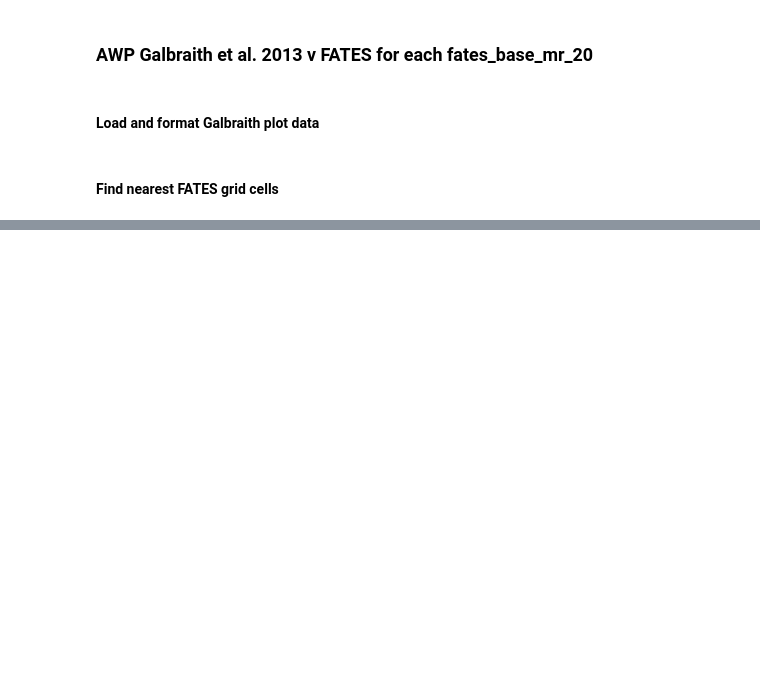
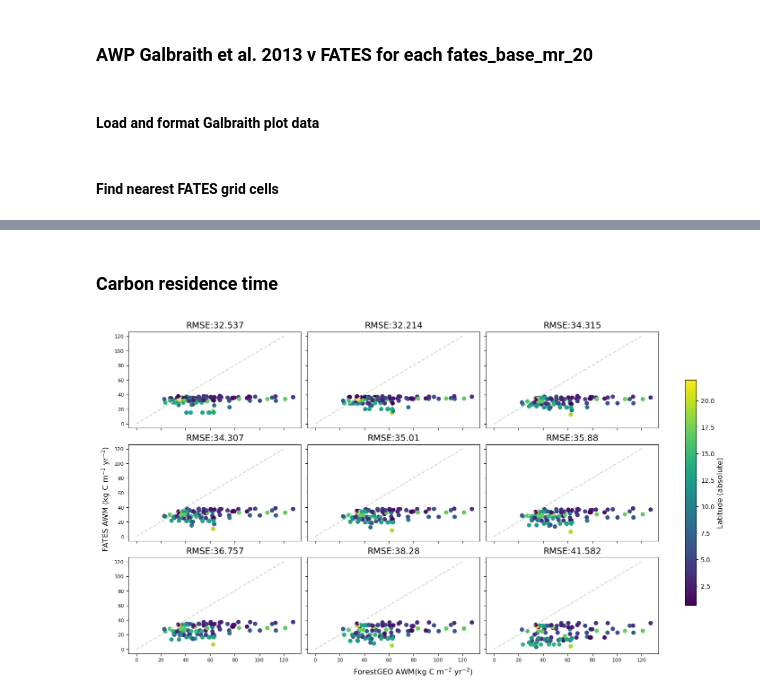
Before and after one commit to adrifoster/fates-global-cal, a Jupyter notebook: jupyter_ppe_scripts/FATES_mainenance_respiration_ensemble.ipynb, the cells around one changed output, grey strips where cells are left out. Drawn from its saved outputs; the diff is of its cells as text; code cells hidden in the pictures; blank space fills up the shorter version.

```diff
--- a/jupyter_ppe_scripts/FATES_mainenance_respiration_ensemble.ipynb
+++ b/jupyter_ppe_scripts/FATES_mainenance_respiration_ensemble.ipynb
@@ -404,0 +485,38 @@ cbar.set_label(r'Latitude (absolute)', fontsize=12)
+# %% [markdown]
+### Carbon residence time
+# %%
+fig, axs = plt.subplots(nrows=3,ncols=3, figsize=(14,8),
+                        constrained_layout=True, sharex=True, sharey=True)
+
+axs=axs.flatten()
+
+for i in range(0,ninst):
+
+    awp = fates_runs[i].FATES_ABOVEGROUND_PROD_SZPF.isel(time=slice(tave_start,tave_stop)).mean(dim='time')
+    awp = awp.sum(dim='fates_levscpf') * 86400 * 365 # s-1 to yr-1
+    fates_awp = awp.isel(lat=x,lon=y)
+
+    # AGB - total
+    agb = fates_runs[i].FATES_VEGC_ABOVEGROUND.isel(time=slice(tave_start,tave_stop)).mean(dim='time')
+    fates_agb = agb.isel(lat=x,lon=y)
+
+    fates_tau = fates_agb/fates_awp
+
+    root_mean_sq_err = rmse(fates_tau, plot_tau).values.round(3)
+    #print(root_mean_sq_err)
+
+    # AWP
+    sc = axs[i].scatter(plot_tau, fates_tau, c=abs(lat), cmap='viridis')
+    axs[i].set_title('RMSE:{0}'.format(root_mean_sq_err), x=0.5, y=1.0, fontsize = 14)
+    axs[i].plot(np.linspace(0,120,10), np.linspace(0,120,10), color = 'lightgrey', linestyle='dashed')
+    axs[i].tick_params(labelsize=8)
+
+fig.supxlabel(r'ForestGEO AWM(kg C m$^{-2}$ yr$^{-2}$)',fontsize=12)
+fig.supylabel(r'FATES AWM (kg C m$^{-2}$ yr$^{-2}$)',fontsize=12)
+
+
+# Add a colorbar
+cbar = fig.colorbar(sc, ax=axs[:],shrink=0.7)
+cbar.set_label(r'Latitude (absolute)', fontsize=12)
+# %% [output]
+[figure, added]
```
Also changed, not shown: parts of 8 cells of this notebook.
